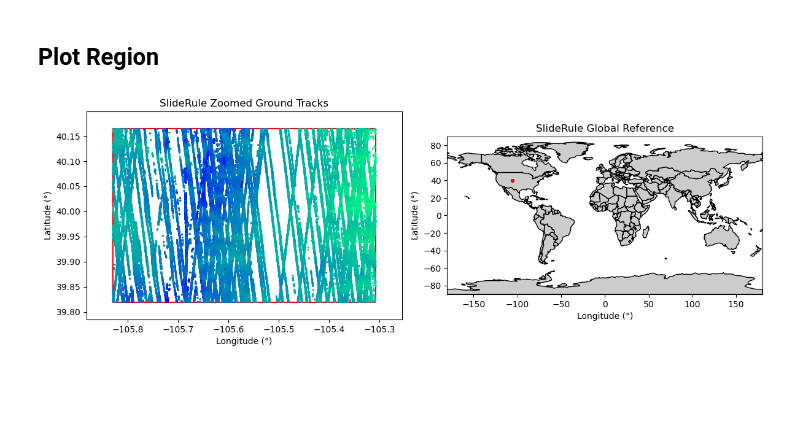
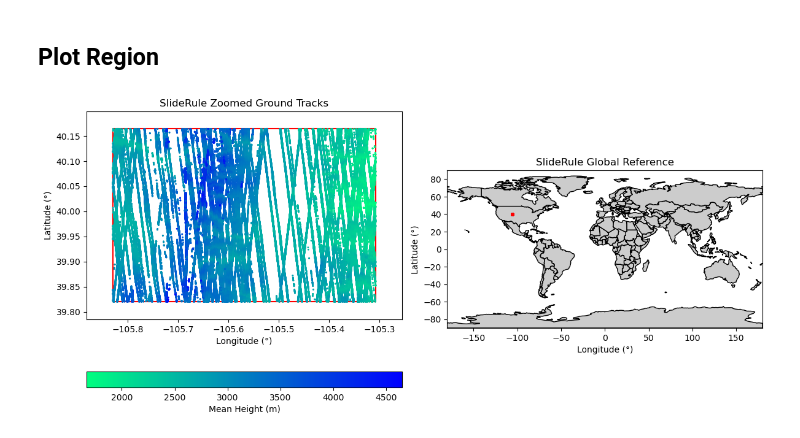
Before and after one commit to akhuller/sliderule-python, a Jupyter notebook: examples/boulder_watershed_demo.ipynb, the cells around one changed output. Saved outputs shown, nothing was run; the diff lists cells and outputs as text; code cells hidden in the pictures; blank space fills up the shorter version.

Commit message:
Add files via upload
Added background, explanatory comments on code, colorbar to plots, etc.

```diff
--- a/examples/boulder_watershed_demo.ipynb
+++ b/examples/boulder_watershed_demo.ipynb
@@ -78,31 +79,36 @@ lat_margin = (max(lats) - min(lats)) * 0.1
 
 # Create Plot
 fig,(ax1,ax2) = plt.subplots(num=None, ncols=2, figsize=(12, 6))
 box_lon = [e["lon"] for e in region]
 box_lat = [e["lat"] for e in region]
 
 # Plot SlideRule Ground Tracks
 ax1.set_title("SlideRule Zoomed Ground Tracks")
 gdf.plot(ax=ax1, column=gdf["h_mean"], cmap='winter_r', s=1.0, zorder=3)
 ax1.plot(box_lon, box_lat, linewidth=1.5, color='r', zorder=2)
 ax1.set_xlim(min(lons) - lon_margin, max(lons) + lon_margin)
 ax1.set_ylim(min(lats) - lat_margin, max(lats) + lat_margin)
 ax1.set_aspect('equal', adjustable='box')
 ax1.set_xlabel('Longitude (°)')
 ax1.set_ylabel('Latitude (°)')
 
+# Add color bar
+sm = plt.cm.ScalarMappable(cmap='winter_r', norm=plt.Normalize(vmin=gdf["h_mean"].min(), vmax=gdf["h_mean"].max()))
+sm._A = []  # Dummy array for ScalarMappable
+cbar = fig.colorbar(sm, ax=ax1, orientation='horizontal', label='Mean Height (m)')
+
 # Plot SlideRule Global View
 ax2.set_title("SlideRule Global Reference")
 world = gpd.read_file("https://naciscdn.org/naturalearth/110m/cultural/ne_110m_admin_0_countries.zip") # updated link
 world.plot(ax=ax2, color='0.8', edgecolor='black')
 gdf.plot(ax=ax2, marker='o', color='red', markersize=2.5, zorder=3)
 ax2.set_xlim(-180,180)
 ax2.set_ylim(-90,90)
 ax2.set_aspect('equal', adjustable='box')
 ax2.set_xlabel('Longitude (°)')
 ax2.set_ylabel('Latitude (°)')
 
 # Show Plot
 plt.tight_layout()
 # %% [output]
-[figure, old version]
+[figure, new version]
```
Also changed, not shown: parts of 2 cells of this notebook.
